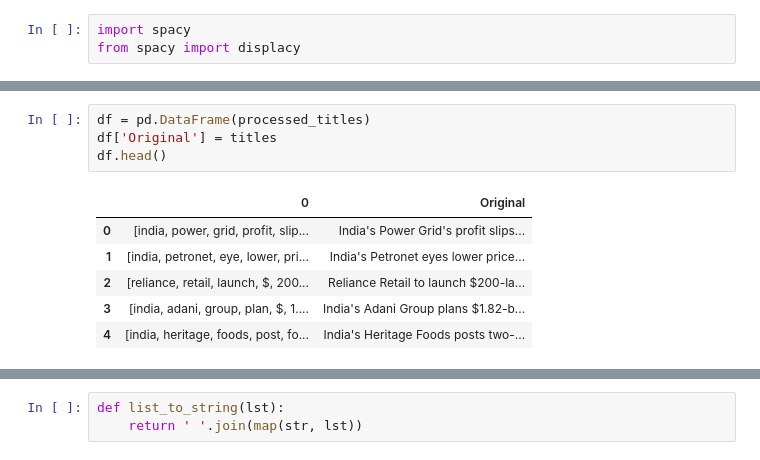
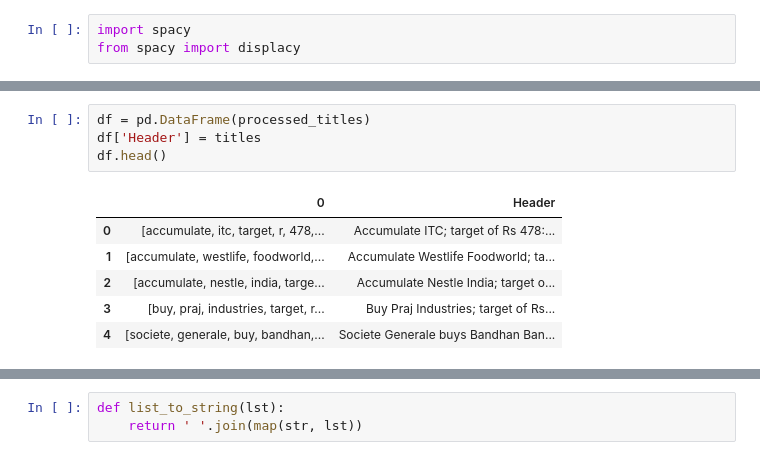
Before and after one commit to malaviya-parth/Stock-Market-Sentiment-Analysis, a Jupyter notebook: LivePrediction.ipynb, the cells around one changed output, grey strips where cells are left out. Saved outputs shown, nothing was run; the diff lists cells and outputs as text.

```diff
--- a/LivePrediction.ipynb
+++ b/LivePrediction.ipynb
@@ -55,15 +55,15 @@ array([list(['india', 'power', 'grid', 'profit', 'slip', 'subdued', 'transmissio
       dtype=object)
 # %%
 df = pd.DataFrame(processed_titles)
-df['Original'] = titles
+df['Header'] = titles
 df.head()
 # %% [output]
-|  | 0 | Original |
-| 0 | [india, power, grid, profit, slip... | India's Power Grid's profit slips... |
-| 1 | [india, petronet, eye, lower, pri... | India's Petronet eyes lower price... |
-| 2 | [reliance, retail, launch, $, 200... | Reliance Retail to launch $200-la... |
-| 3 | [india, adani, group, plan, $, 1.... | India's Adani Group plans $1.82-b... |
-| 4 | [india, heritage, foods, post, fo... | India's Heritage Foods posts two-... |
+|  | 0 | Header |
+| 0 | [accumulate, itc, target, r, 478,... | Accumulate ITC; target of Rs 478:... |
+| 1 | [accumulate, westlife, foodworld,... | Accumulate Westlife Foodworld; ta... |
+| 2 | [accumulate, nestle, india, targe... | Accumulate Nestle India; target o... |
+| 3 | [buy, praj, industries, target, r... | Buy Praj Industries; target of Rs... |
+| 4 | [societe, generale, buy, bandhan,... | Societe Generale buys Bandhan Ban... |
 # %%
 df.rename(columns={0: 'Text'}, inplace=True)
 df.head()
```
Also changed, not shown: parts of 7 cells of this notebook, 1 other file.
